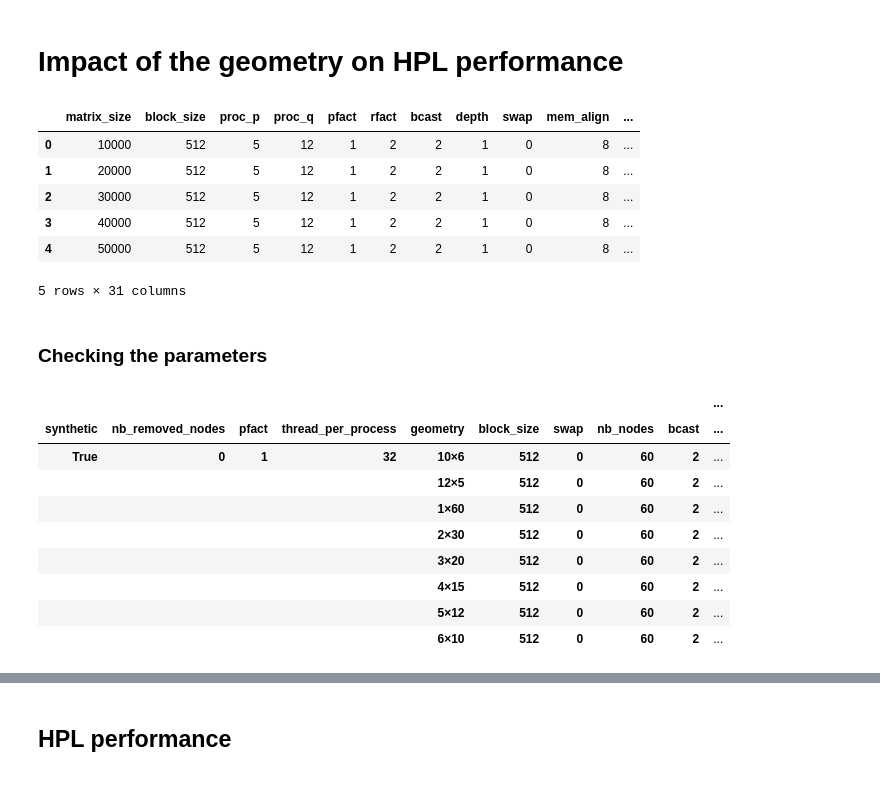
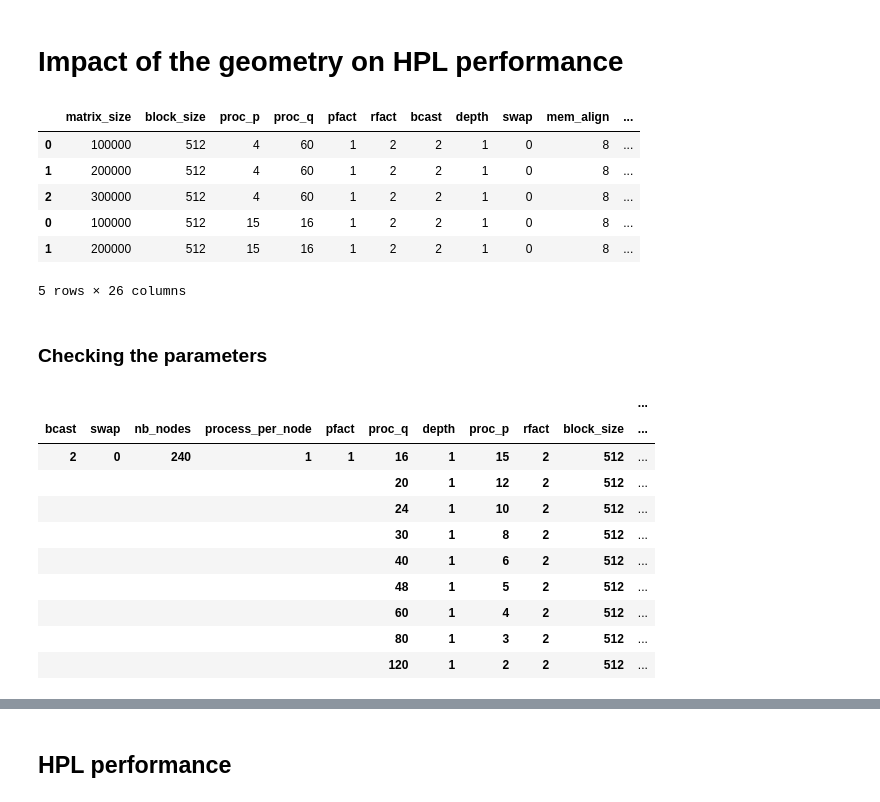
Before and after one commit to Ezibenroc/calibration_analysis, a Jupyter notebook: dahu/smpi_hpl/simple_geometry.ipynb, the cells around one changed output, grey strips where cells are left out. Saved outputs shown, nothing was run; the diff lists cells and outputs as text; code cells hidden in the pictures.

```diff
--- a/dahu/smpi_hpl/simple_geometry.ipynb
+++ b/dahu/smpi_hpl/simple_geometry.ipynb
@@ -29,61 +29,40 @@ def read_csv(archive_name, file_name):
     res = pandas.read_csv(io.BytesIO(archive.read(file_name)))
     res['filename'] = archive_name
     return res
 
 def read_result(name):
     res = read_csv(name, 'results.csv')
     res['start_timestamp'] = pandas.to_datetime(res['start_timestamp'])
     res['start'] = res['start_timestamp'] - res['start_timestamp'].min()
     return res
 
 def read_sim_result(name):
     archive = zipfile.ZipFile(name)
     result = pandas.read_csv(io.BytesIO(archive.read('results.csv')))
     result['platform'] = get_platform(name)
     result['filename'] = name
     info = get_yaml(name, 'info.yaml')
     expfiles = info['expfile']
     dgemm_file = [f for f in expfiles if f.endswith('.yaml')]
     assert len(dgemm_file) == 1
     result['dgemm_file'] = dgemm_file[0]
-    reg = re.compile('dgemm_synthetic(_shrinked(-[0-9]+)?)?_(?P<platform_id>[0-9]+).yaml')
-    match = reg.fullmatch(dgemm_file[0])
-    if match is not None:
-        result['platform_id'] = 'A' + match.groupdict()['platform_id']
-    else:
-        reg = re.compile('dgemm_synthetic(_shrinked(-[0-9]+)?)?_spatial_[0-9]*(\.[0-9]*)?_id-(?P<platform_id>[0-9]+).yaml')
-        match = reg.fullmatch(dgemm_file[0])
-        assert match is not None
-        result['platform_id'] = 'B' + match.groupdict()['platform_id']
-    dgemm_model = get_yaml(name, dgemm_file[0])
-    synthetic = 'experiment_date' not in dgemm_model['info']
-    result['synthetic'] = synthetic
-    try:
-        nb_removed_nodes = dgemm_model['info']['nb_removed_nodes']
-    except KeyError:
-        nb_removed_nodes = 0
-    result['nb_removed_nodes'] = nb_removed_nodes
-    sum_gflops = sum(2e-9/node['mnk'] for node in dgemm_model['model'])
-    min_gflops = min(2e-9/node['mnk'] for node in dgemm_model['model'])
-    result['theoretical_peak'] = sum_gflops
-    result['theoretical_smart_peak'] = min_gflops*dgemm_model['info']['nb_nodes']
     return result
 
-simulation_dir = ['geometry/9/']
+simulation_dir = ['geometry/10/']
 simulation_files = [os.path.join(simdir, f) for simdir in simulation_dir for f in os.listdir(simdir) if f.endswith('.zip')]
 
 df = pandas.concat([read_sim_result(f) for f in simulation_files])
 df['nb_nodes'] = df['proc_p'] * df['proc_q']
 df['geometry'] = df['proc_p'].astype(str) + '×' + df['proc_q'].astype(str)
 df.head()
 # %% [output]
 |  | matrix_size | block_size | proc_p | proc_q | pfact | rfact | bcast | depth | swap | mem_align | ... |
-| 0 | 10000 | 512 | 5 | 12 | 1 | 2 | 2 | 1 | 0 | 8 | ... |
-| 1 | 20000 | 512 | 5 | 12 | 1 | 2 | 2 | 1 | 0 | 8 | ... |
-| 2 | 30000 | 512 | 5 | 12 | 1 | 2 | 2 | 1 | 0 | 8 | ... |
-| 3 | 40000 | 512 | 5 | 12 | 1 | 2 | 2 | 1 | 0 | 8 | ... |
-| 4 | 50000 | 512 | 5 | 12 | 1 | 2 | 2 | 1 | 0 | 8 | ... |
+| 0 | 100000 | 512 | 4 | 60 | 1 | 2 | 2 | 1 | 0 | 8 | ... |
+| 1 | 200000 | 512 | 4 | 60 | 1 | 2 | 2 | 1 | 0 | 8 | ... |
+| 2 | 300000 | 512 | 4 | 60 | 1 | 2 | 2 | 1 | 0 | 8 | ... |
+| 0 | 100000 | 512 | 15 | 16 | 1 | 2 | 2 | 1 | 0 | 8 | ... |
+| 1 | 200000 | 512 | 15 | 16 | 1 | 2 | 2 | 1 | 0 | 8 | ... |
-5 rows × 31 columns
+5 rows × 26 columns
 # %% [markdown]
 ### Checking the parameters
 # %%
@@ -97,13 +76,14 @@ name_exceptions = {'application_time', 'simulation_time', 'usr_time', 'sys_time'
 colnames = set(df) - name_exceptions
 df.groupby(list(colnames))[['swap']].count()
 # %% [output]
-|  |  |  |  |  |  |  |  |  | ... |
-| synthetic | nb_removed_nodes | pfact | thread_per_process | geometry | block_size | swap | nb_nodes | bcast | ... |
-| True | 0 | 1 | 32 | 10×6 | 512 | 0 | 60 | 2 | ... |
-|  |  |  |  | 12×5 | 512 | 0 | 60 | 2 | ... |
-|  |  |  |  | 1×60 | 512 | 0 | 60 | 2 | ... |
-|  |  |  |  | 2×30 | 512 | 0 | 60 | 2 | ... |
-|  |  |  |  | 3×20 | 512 | 0 | 60 | 2 | ... |
-|  |  |  |  | 4×15 | 512 | 0 | 60 | 2 | ... |
-|  |  |  |  | 5×12 | 512 | 0 | 60 | 2 | ... |
-|  |  |  |  | 6×10 | 512 | 0 | 60 | 2 | ... |
+|  |  |  |  |  |  |  |  |  |  | ... |
+| bcast | swap | nb_nodes | process_per_node | pfact | proc_q | depth | proc_p | rfact | block_size | ... |
+| 2 | 0 | 240 | 1 | 1 | 16 | 1 | 15 | 2 | 512 | ... |
+|  |  |  |  |  | 20 | 1 | 12 | 2 | 512 | ... |
+|  |  |  |  |  | 24 | 1 | 10 | 2 | 512 | ... |
+|  |  |  |  |  | 30 | 1 | 8 | 2 | 512 | ... |
+|  |  |  |  |  | 40 | 1 | 6 | 2 | 512 | ... |
+|  |  |  |  |  | 48 | 1 | 5 | 2 | 512 | ... |
+|  |  |  |  |  | 60 | 1 | 4 | 2 | 512 | ... |
+|  |  |  |  |  | 80 | 1 | 3 | 2 | 512 | ... |
+|  |  |  |  |  | 120 | 1 | 2 | 2 | 512 | ... |
```
Also changed, not shown: parts of 6 cells of this notebook, 9 other files.
